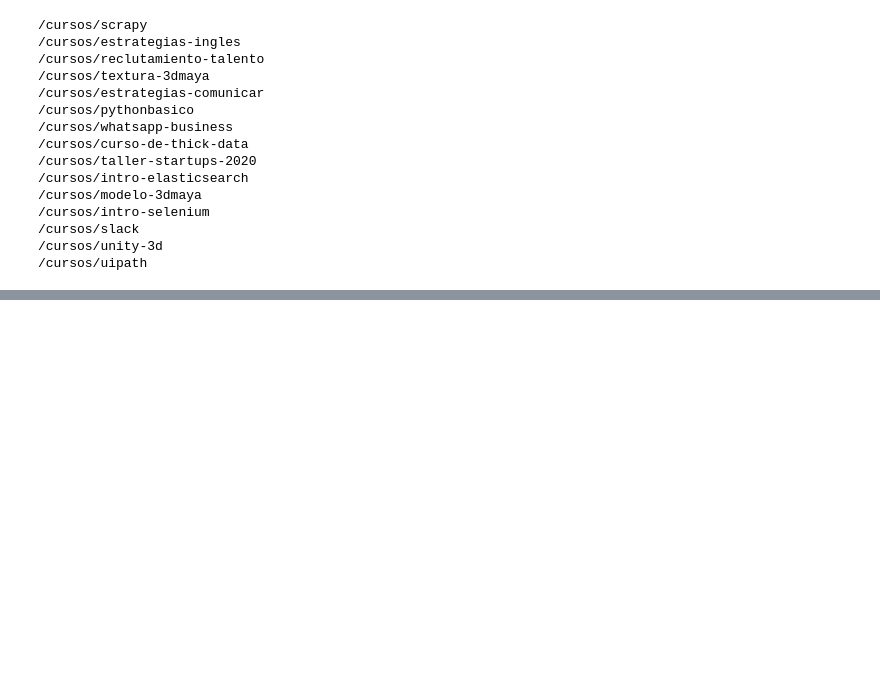
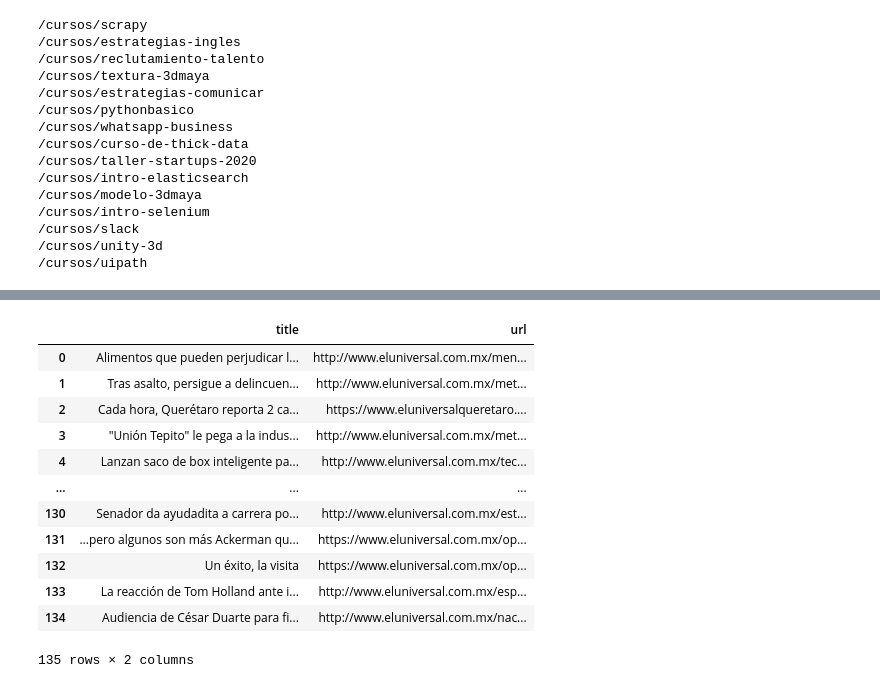
Before and after one commit to sebasb718/Ingenieria-de-datos-Phyton-Platzi, a Jupyter notebook: Jupyter_folder/platzi data live.ipynb, the cells around one changed output, grey strips where cells are left out. Cells and saved outputs as stored; diff of their text form; code cells hidden in the pictures; blank space fills up the shorter version.

```diff
--- a/Jupyter_folder/platzi data live.ipynb
+++ b/Jupyter_folder/platzi data live.ipynb
@@ -114,0 +198,16 @@ news
+# %%
+el_universal[['title', 'url']]
+# %% [output]
+|  | title | url |
+| 0 | Alimentos que pueden perjudicar l... | http://www.eluniversal.com.mx/men... |
+| 1 | Tras asalto, persigue a delincuen... | http://www.eluniversal.com.mx/met... |
+| 2 | Cada hora, Querétaro reporta 2 ca... | https://www.eluniversalqueretaro.... |
+| 3 | "Unión Tepito" le pega a la indus... | http://www.eluniversal.com.mx/met... |
+| 4 | Lanzan saco de box inteligente pa... | http://www.eluniversal.com.mx/tec... |
+| ... | ... | ... |
+| 130 | Senador da ayudadita a carrera po... | http://www.eluniversal.com.mx/est... |
+| 131 | …pero algunos son más Ackerman qu... | https://www.eluniversal.com.mx/op... |
+| 132 | Un éxito, la visita | https://www.eluniversal.com.mx/op... |
+| 133 | La reacción de Tom Holland ante i... | http://www.eluniversal.com.mx/esp... |
+| 134 | Audiencia de César Duarte para fi... | http://www.eluniversal.com.mx/nac... |
+135 rows × 2 columns
```
Also changed, not shown: parts of 19 cells of this notebook, 4 other files.
